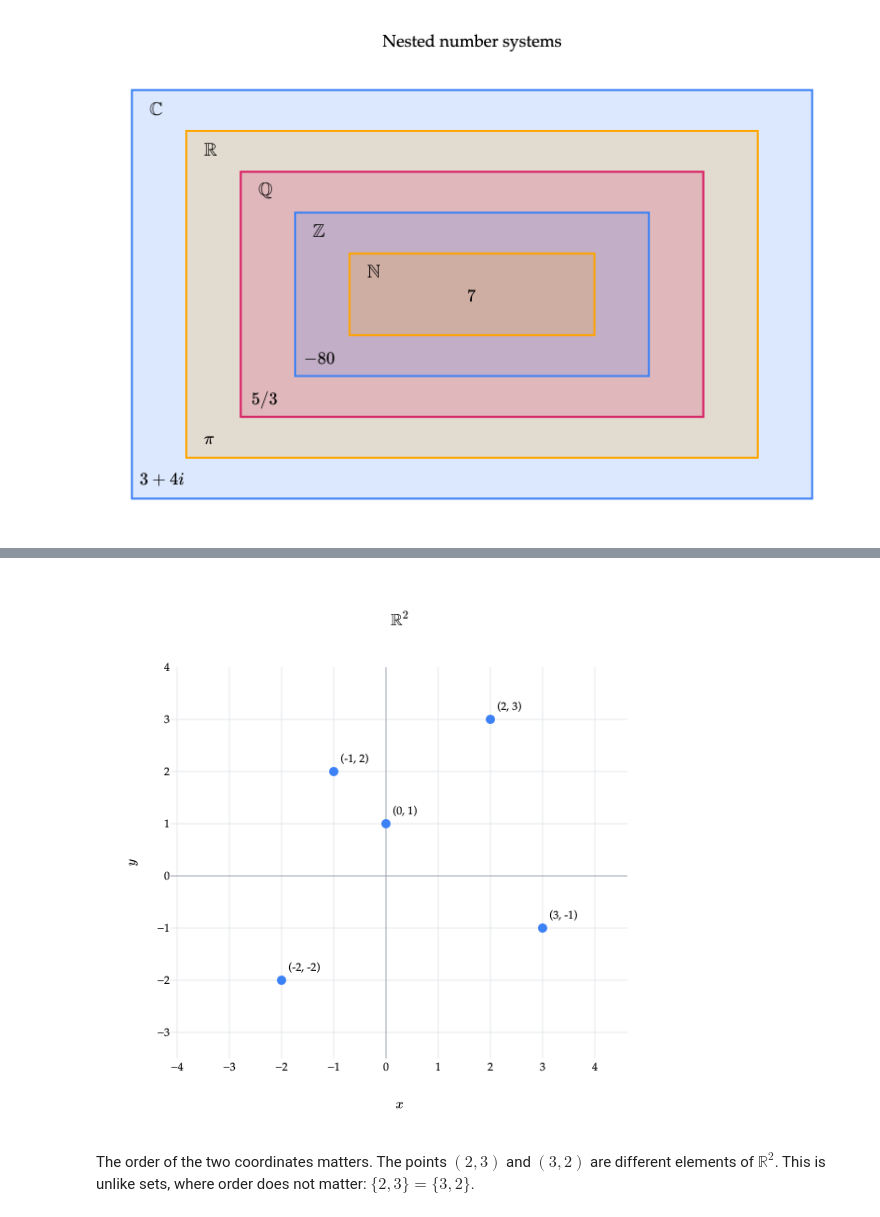
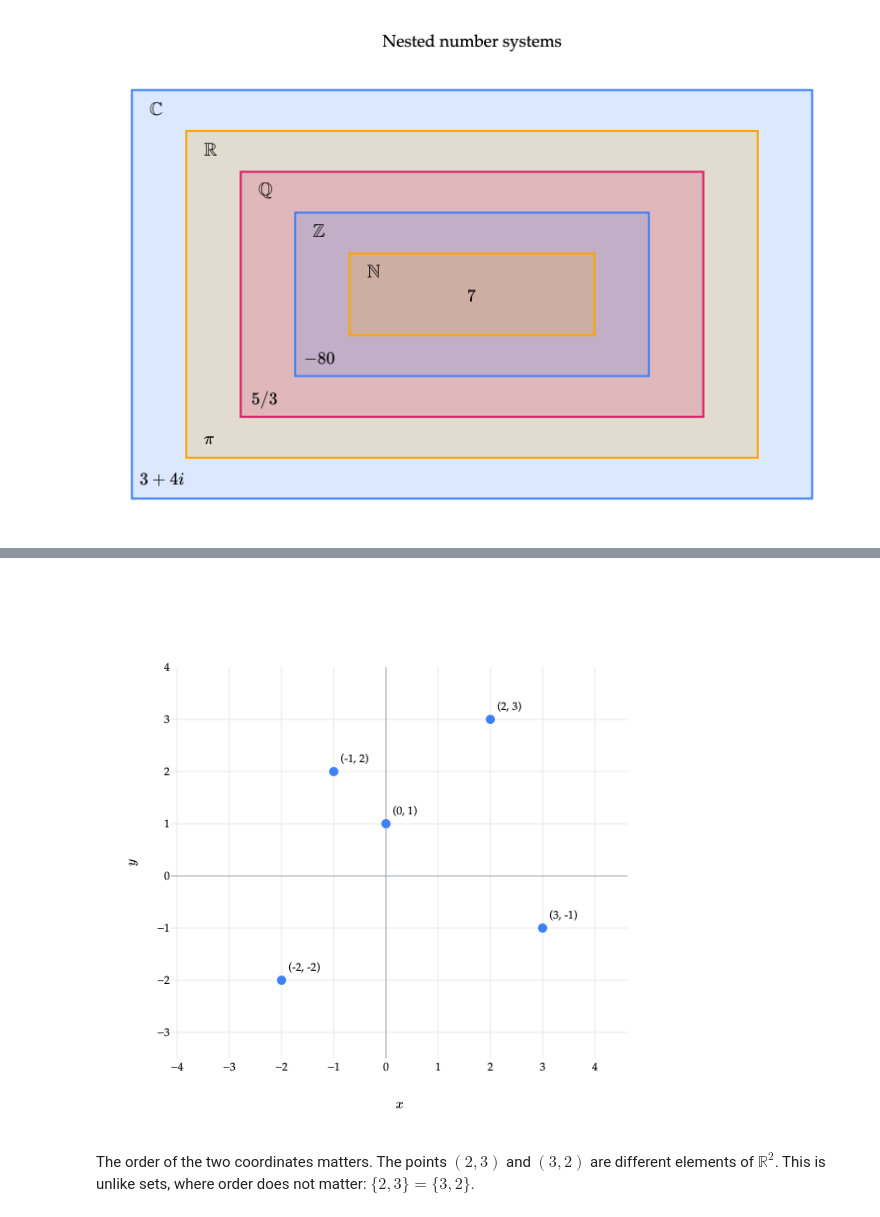
Before and after one commit to math-124/notes, a Jupyter notebook: ch01/01-03.ipynb, the cells around one changed output, grey strips where cells are left out. Cells and saved outputs as stored; diff of their text form; code cells hidden in the pictures.

```diff
--- a/ch01/01-03.ipynb
+++ b/ch01/01-03.ipynb
@@ -239,30 +242,30 @@ Order matters in an ordered pair, so $A\times B$ and $B\times A$ are generally d
 # %%
 import plotly.graph_objects as go
 import plotly.io as pio
 
 points = [(2, 3), (-1, 2), (3, -1), (-2, -2), (0, 1)]
 fig = go.Figure(go.Scatter(
     x=[p[0] for p in points], y=[p[1] for p in points], mode="markers+text",
     text=[f"({x}, {y})" for x, y in points], textposition="top right",
     marker=dict(size=10), hovertemplate="(%{x}, %{y})<extra></extra>",
 ))
 fig.update_layout(
-    title=r"Points in $\mathbb{R}^2$", width=650, height=600,
+    width=650, height=600,
     xaxis_title="$x$", yaxis_title="$y$", showlegend=False, font_family="Palatino",
 )
 fig.update_xaxes(range=[-3.5, 4], dtick=1, zeroline=True, scaleanchor="y")
 fig.update_yaxes(range=[-3.5, 4], dtick=1, zeroline=True)
 from pathlib import Path as _PlotPath
 import sys as _plot_sys
 _notes_root = next(path for path in [_PlotPath.cwd(), *_PlotPath.cwd().parents] if (path / "myst.yml").exists())
 if str(_notes_root) not in _plot_sys.path:
     _plot_sys.path.insert(0, str(_notes_root))
 from plot_style import style_plotly as _style_plotly
 
 _style_plotly(fig, renderer="png")
 fig.show(scale=2)
 # %% [output]
-[figure, old version]
+[figure, new version]
 # %% [markdown]
 The order of the two coordinates matters. The points $(2,3)$ and $(3,2)$ are different elements of $\mathbb R^2$. This is unlike sets, where order does not matter: $\{2,3\}=\{3,2\}$.
 # %% [markdown]
```
Also changed, not shown: parts of 14 cells of this notebook, 1 other file.
